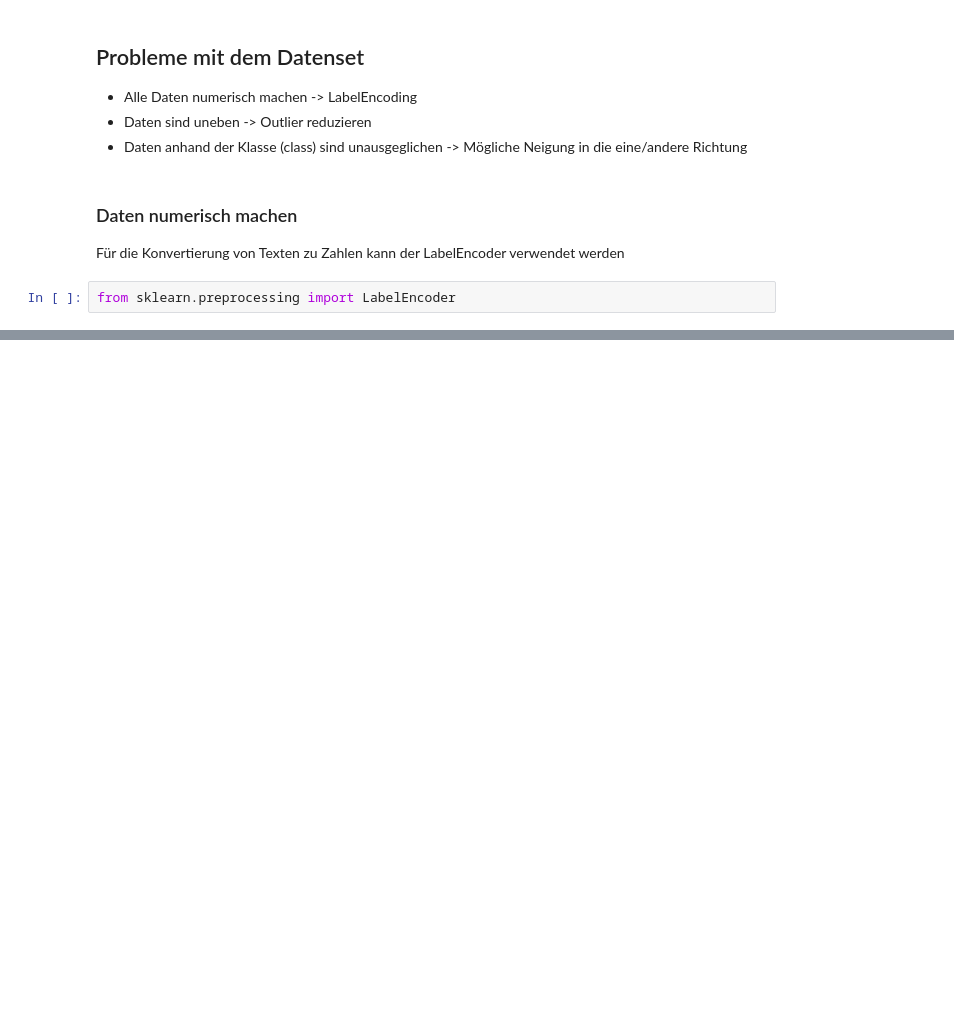
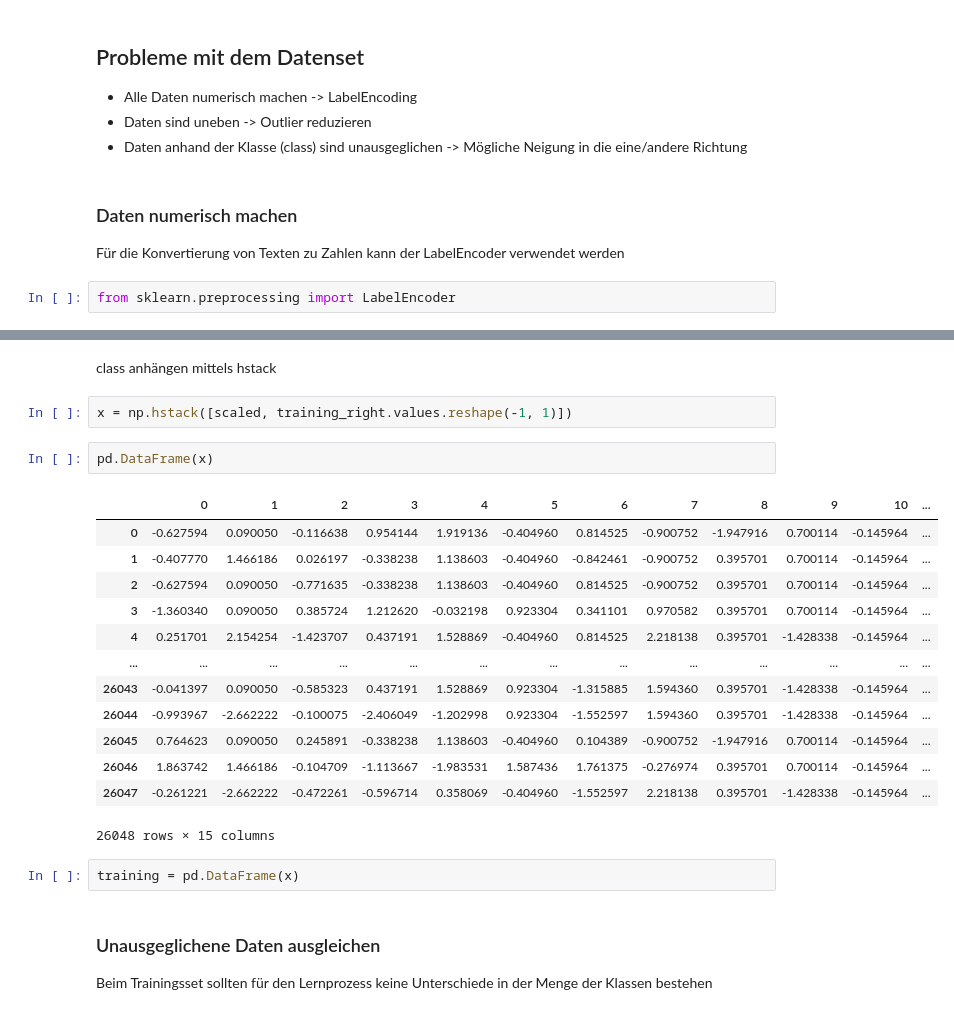
Before and after one commit to ppedvAG/Python-MachineLearningundVisualisierung-243656, a Jupyter notebook: M006.ipynb, the cells around one changed output, grey strips where cells are left out. Saved outputs shown, nothing was run; the diff lists cells and outputs as text; blank space fills up the shorter version.

```diff
--- a/M006.ipynb
+++ b/M006.ipynb
@@ -75,0 +207,26 @@ from sklearn.preprocessing import LabelEncoder
+# %% [markdown]
+class anhängen mittels hstack
+# %%
+x = np.hstack([scaled, training_right.values.reshape(-1, 1)])
+# %%
+pd.DataFrame(x)
+# %% [output]
+|  | 0 | 1 | 2 | 3 | 4 | 5 | 6 | 7 | 8 | 9 | 10 | ... |
+| 0 | -0.627594 | 0.090050 | -0.116638 | 0.954144 | 1.919136 | -0.404960 | 0.814525 | -0.900752 | -1.947916 | 0.700114 | -0.145964 | ... |
+| 1 | -0.407770 | 1.466186 | 0.026197 | -0.338238 | 1.138603 | -0.404960 | -0.842461 | -0.900752 | 0.395701 | 0.700114 | -0.145964 | ... |
+| 2 | -0.627594 | 0.090050 | -0.771635 | -0.338238 | 1.138603 | -0.404960 | 0.814525 | -0.900752 | 0.395701 | 0.700114 | -0.145964 | ... |
+| 3 | -1.360340 | 0.090050 | 0.385724 | 1.212620 | -0.032198 | 0.923304 | 0.341101 | 0.970582 | 0.395701 | 0.700114 | -0.145964 | ... |
+| 4 | 0.251701 | 2.154254 | -1.423707 | 0.437191 | 1.528869 | -0.404960 | 0.814525 | 2.218138 | 0.395701 | -1.428338 | -0.145964 | ... |
+| ... | ... | ... | ... | ... | ... | ... | ... | ... | ... | ... | ... | ... |
+| 26043 | -0.041397 | 0.090050 | -0.585323 | 0.437191 | 1.528869 | 0.923304 | -1.315885 | 1.594360 | 0.395701 | -1.428338 | -0.145964 | ... |
+| 26044 | -0.993967 | -2.662222 | -0.100075 | -2.406049 | -1.202998 | 0.923304 | -1.552597 | 1.594360 | 0.395701 | -1.428338 | -0.145964 | ... |
+| 26045 | 0.764623 | 0.090050 | 0.245891 | -0.338238 | 1.138603 | -0.404960 | 0.104389 | -0.900752 | -1.947916 | 0.700114 | -0.145964 | ... |
+| 26046 | 1.863742 | 1.466186 | -0.104709 | -1.113667 | -1.983531 | 1.587436 | 1.761375 | -0.276974 | 0.395701 | 0.700114 | -0.145964 | ... |
+| 26047 | -0.261221 | -2.662222 | -0.472261 | -0.596714 | 0.358069 | -0.404960 | -1.552597 | 2.218138 | 0.395701 | -1.428338 | -0.145964 | ... |
+26048 rows × 15 columns
+# %%
+training = pd.DataFrame(x)
+# %% [markdown]
+### Unausgeglichene Daten ausgleichen
+
+Beim Trainingsset sollten für den Lernprozess keine Unterschiede in der Menge der Klassen bestehen
```
Also changed, not shown: parts of 69 cells of this notebook, 1 other file.
